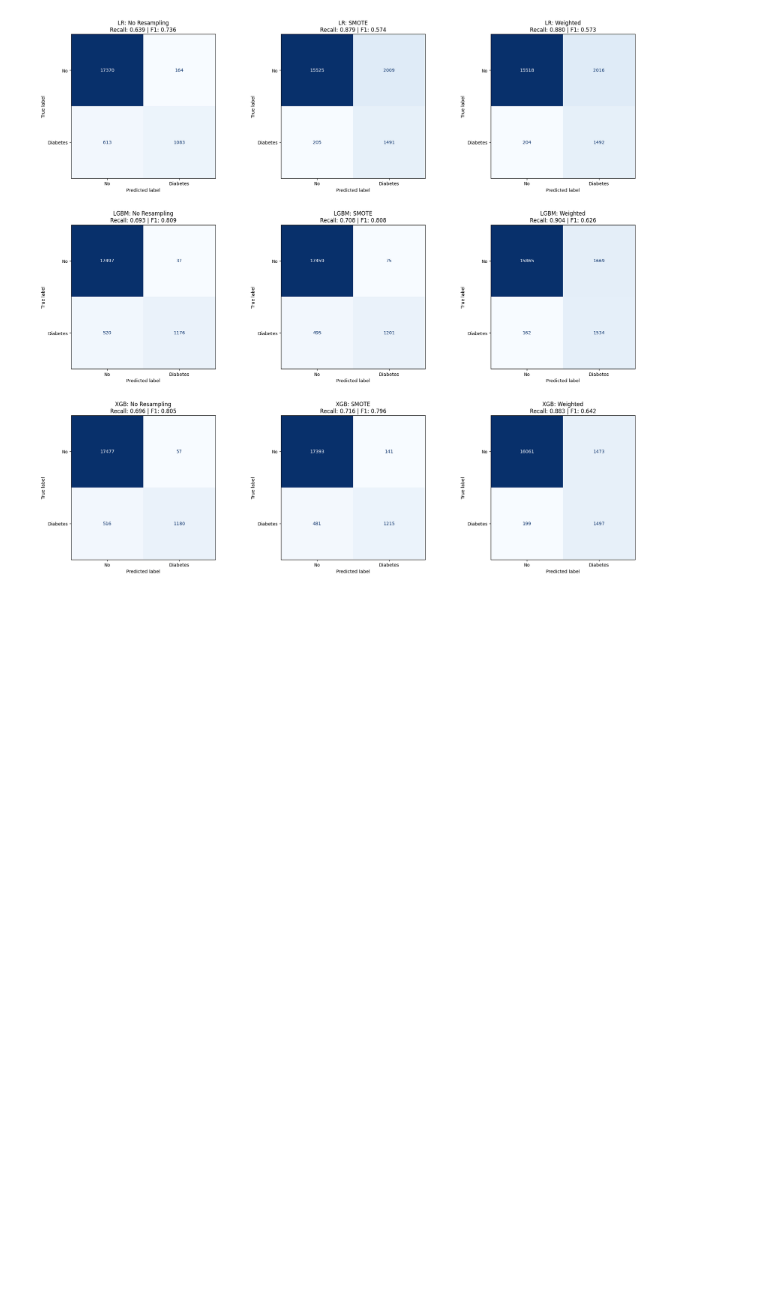
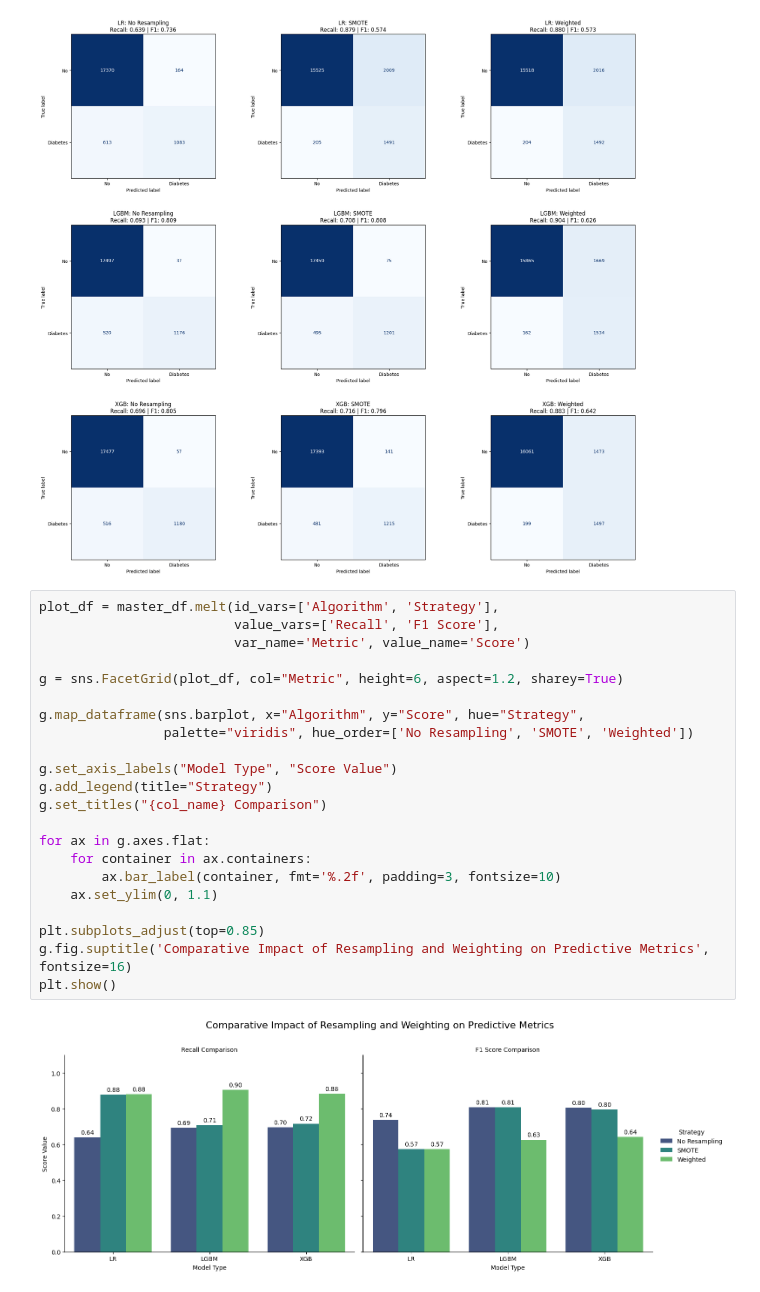
Before and after one commit to COMP3608-Intelligent-Systems-Project/Predicting-Type-2-Diabetes, a Jupyter notebook: dataset_2_experiments.ipynb, the cells around one changed output. Saved outputs shown, nothing was run; the diff lists cells and outputs as text; blank space fills up the shorter version.

Commit message:
faceted performance comparison

```diff
--- a/dataset_2_experiments.ipynb
+++ b/dataset_2_experiments.ipynb
@@ -346,3 +346,27 @@ plt.tight_layout(pad=4.0)
 plt.show()
 # %% [output]
 [figure]
+# %%
+plot_df = master_df.melt(id_vars=['Algorithm', 'Strategy'],
+                         value_vars=['Recall', 'F1 Score'],
+                         var_name='Metric', value_name='Score')
+
+g = sns.FacetGrid(plot_df, col="Metric", height=6, aspect=1.2, sharey=True)
+
+g.map_dataframe(sns.barplot, x="Algorithm", y="Score", hue="Strategy",
+                palette="viridis", hue_order=['No Resampling', 'SMOTE', 'Weighted'])
+
+g.set_axis_labels("Model Type", "Score Value")
+g.add_legend(title="Strategy")
+g.set_titles("{col_name} Comparison")
+
+for ax in g.axes.flat:
+    for container in ax.containers:
+        ax.bar_label(container, fmt='%.2f', padding=3, fontsize=10)
+    ax.set_ylim(0, 1.1)
+
+plt.subplots_adjust(top=0.85)
+g.fig.suptitle('Comparative Impact of Resampling and Weighting on Predictive Metrics', fontsize=16)
+plt.show()
+# %% [output]
+[figure, added]
```
